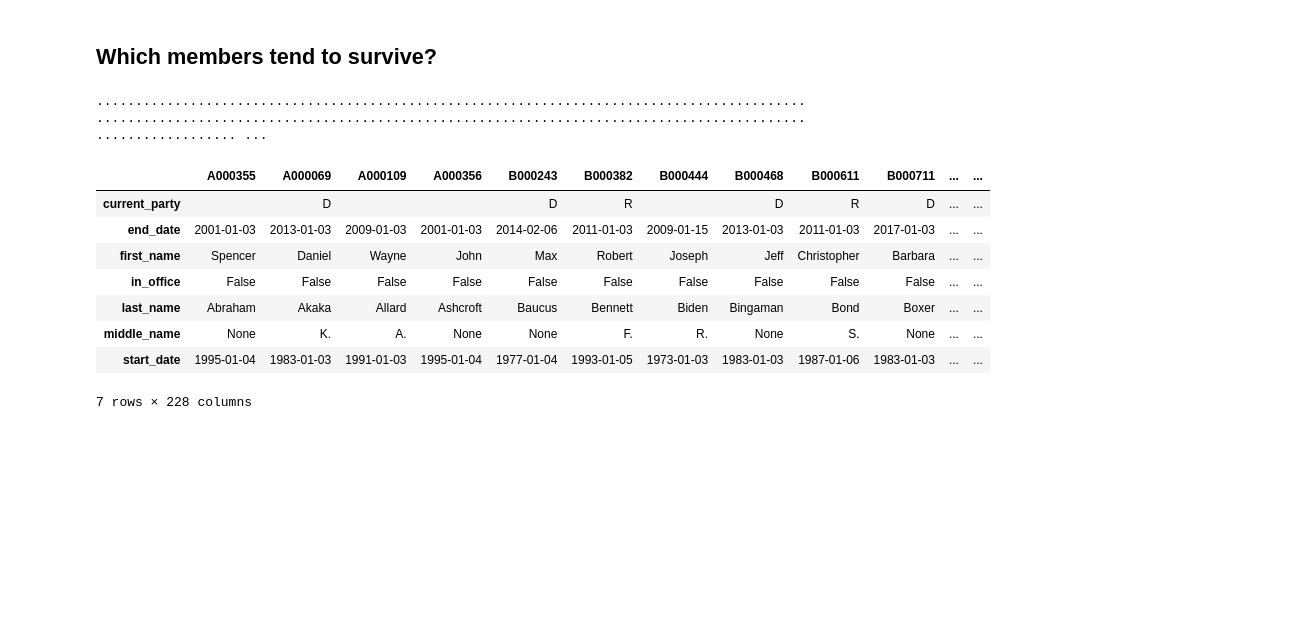
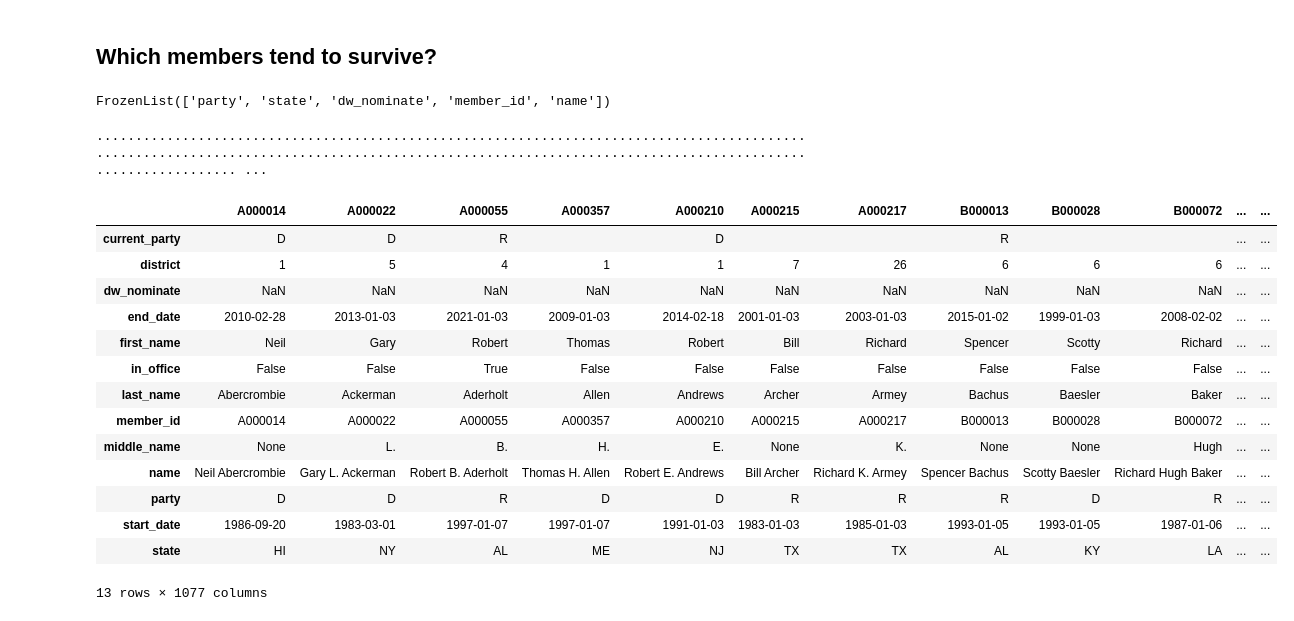
Before and after one commit to Nhorning/Congressional_Survival, a Jupyter notebook: Exploratory Data Analysis.ipynb, the cells around one changed output. Drawn from its saved outputs; the diff is of its cells as text; code cells hidden in the pictures; blank space fills up the shorter version.

```diff
--- a/Exploratory Data Analysis.ipynb
+++ b/Exploratory Data Analysis.ipynb
@@ -364,7 +364,7 @@ def load_cache(year, chamber):
         save_csv(year, chamber, voteposdf, pospath)
 
     #convert dw_nominate into float64 so it sorts correctly
-    floatcol = voteposdf.columns.levels[-3].astype(float)
+    floatcol = voteposdf.columns.levels[-3].astype(float).tolist()
     newcolumns = voteposdf.columns.set_levels(floatcol, level='dw_nominate')
     voteposdf.columns = newcolumns
 
@@ -393,5 +393,5 @@ def load_cache(year, chamber):
 #members = import_members(115, 'senate')
 #print(len(members))
 
-member = get_member('W000817')
-print(member['first_name'], member['last_name'])
+#member = get_member('W000817')
+#print(member['first_name'], member['last_name'])
@@ -547,8 +545,13 @@ visualize_session(2019, 'house')
 [figure]
 # %% [markdown]
 ## Which members tend to survive?
+# %%
+meta, pos = load_cache(2019, 'Senate')
+pos.columns.names
+# %% [output]
+FrozenList(['party', 'state', 'dw_nominate', 'member_id', 'name'])
 # %%
-#Create list of longest surviving candidates (can probably be queried direclty from if you don't want to fetch from data frames)
+#Create list of longest surviving candidates - query api directly
 
 
 #get a list of memebers for a (doesn't include start end years)
@@ -563,52 +566,71 @@ visualize_session(2019, 'house')
 #        print(member['last_name'])
 
 #create a df (set? dictionary?) of senators with their first start and last end date.
+#initialize dictionary
 membersdict = {}
+#for a range of dates
 for date in range(1998,2019)[::2]:
-    meta, pos = load_cache(date, 'Senate')
-    member_ids = pos.columns.get_level_values('member_id')
+    #load the meta and postions dataframes saved for that date
+    meta, pos = load_cache(date, 'house')
+    #extract the index.
+    multi_index = pos.columns
 
-    for member_id in member_ids:
+    #loop through every item in the index
+    for item in multi_index:
+        #print(item)
+        #make a dictionary out of the index items and keys
+        indexdict = dict(zip(pos.columns.names, item))
+        #print(indexdict)
+        member_id = indexdict['member_id']
         if member_id not in membersdict.keys():
             m = get_member(member_id)
             r = m['roles']
             #print(m['first_name'],m['last_name'], end = ' ')
             #print(r[-1]['start_date'], r[0]['end_date'])
             mdict = {}
             for key in ['first_name', 'middle_name','last_name','current_party','in_office']:
                 mdict[key] = m[key]
-                mdict['start_date'] = r[-1]['start_date']
-                mdict['end_date'] = r[0]['end_date']
+            mdict['start_date'] = r[-1]['start_date']
+            mdict['end_date'] = r[0]['end_date']
+
+
+            mdict.update(indexdict)
             membersdict[member_id] = mdict
             print('.', end='')
 
 df = pd.DataFrame(membersdict)
 df
 
 #Different Critera... Seat changed party hands.
 #Seat was primaried.
 
 # Scatterplot v. district lean
 
 #find where a member changed... and then query for the specific reason they left?
 
 #shit... it should only be based on whether they were up for election... whether they were up for election is
 #start date is their start date / end date.
 
 #votes with party percentage is something we can query.
 
 #dataframe... congress + start date end date of each.
 # %% [output]
 ........................................................................................................................................................................................................ ...
-|  | A000355 | A000069 | A000109 | A000356 | B000243 | B000382 | B000444 | B000468 | B000611 | B000711 | ... | ... |
-| current_party |  | D |  |  | D | R |  | D | R | D | ... | ... |
-| end_date | 2001-01-03 | 2013-01-03 | 2009-01-03 | 2001-01-03 | 2014-02-06 | 2011-01-03 | 2009-01-15 | 2013-01-03 | 2011-01-03 | 2017-01-03 | ... | ... |
-| first_name | Spencer | Daniel | Wayne | John | Max | Robert | Joseph | Jeff | Christopher | Barbara | ... | ... |
-| in_office | False | False | False | False | False | False | False | False | False | False | ... | ... |
-| last_name | Abraham | Akaka | Allard | Ashcroft | Baucus | Bennett | Biden | Bingaman | Bond | Boxer | ... | ... |
-| middle_name | None | K. | A. | None | None | F. | R. | None | S. | None | ... | ... |
-| start_date | 1995-01-04 | 1983-01-03 | 1991-01-03 | 1995-01-04 | 1977-01-04 | 1993-01-05 | 1973-01-03 | 1983-01-03 | 1987-01-06 | 1983-01-03 | ... | ... |
+|  | A000014 | A000022 | A000055 | A000357 | A000210 | A000215 | A000217 | B000013 | B000028 | B000072 | ... | ... |
+| current_party | D | D | R |  | D |  |  | R |  |  | ... | ... |
+| district | 1 | 5 | 4 | 1 | 1 | 7 | 26 | 6 | 6 | 6 | ... | ... |
+| dw_nominate | NaN | NaN | NaN | NaN | NaN | NaN | NaN | NaN | NaN | NaN | ... | ... |
+| end_date | 2010-02-28 | 2013-01-03 | 2021-01-03 | 2009-01-03 | 2014-02-18 | 2001-01-03 | 2003-01-03 | 2015-01-02 | 1999-01-03 | 2008-02-02 | ... | ... |
+| first_name | Neil | Gary | Robert | Thomas | Robert | Bill | Richard | Spencer | Scotty | Richard | ... | ... |
+| in_office | False | False | True | False | False | False | False | False | False | False | ... | ... |
+| last_name | Abercrombie | Ackerman | Aderholt | Allen | Andrews | Archer | Armey | Bachus | Baesler | Baker | ... | ... |
+| member_id | A000014 | A000022 | A000055 | A000357 | A000210 | A000215 | A000217 | B000013 | B000028 | B000072 | ... | ... |
+| middle_name | None | L. | B. | H. | E. | None | K. | None | None | Hugh | ... | ... |
+| name | Neil Abercrombie | Gary L. Ackerman | Robert B. Aderholt | Thomas H. Allen | Robert E. Andrews | Bill Archer | Richard K. Armey | Spencer Bachus | Scotty Baesler | Richard Hugh Baker | ... | ... |
+| party | D | D | R | D | D | R | R | R | D | R | ... | ... |
+| start_date | 1986-09-20 | 1983-03-01 | 1997-01-07 | 1997-01-07 | 1991-01-03 | 1983-01-03 | 1985-01-03 | 1993-01-05 | 1993-01-05 | 1987-01-06 | ... | ... |
+| state | HI | NY | AL | ME | NJ | TX | TX | AL | KY | LA | ... | ... |
-7 rows × 228 columns
+13 rows × 1077 columns
 # %%
 df = df.transpose()
 df
```
Also changed, not shown: parts of 8 cells of this notebook.
